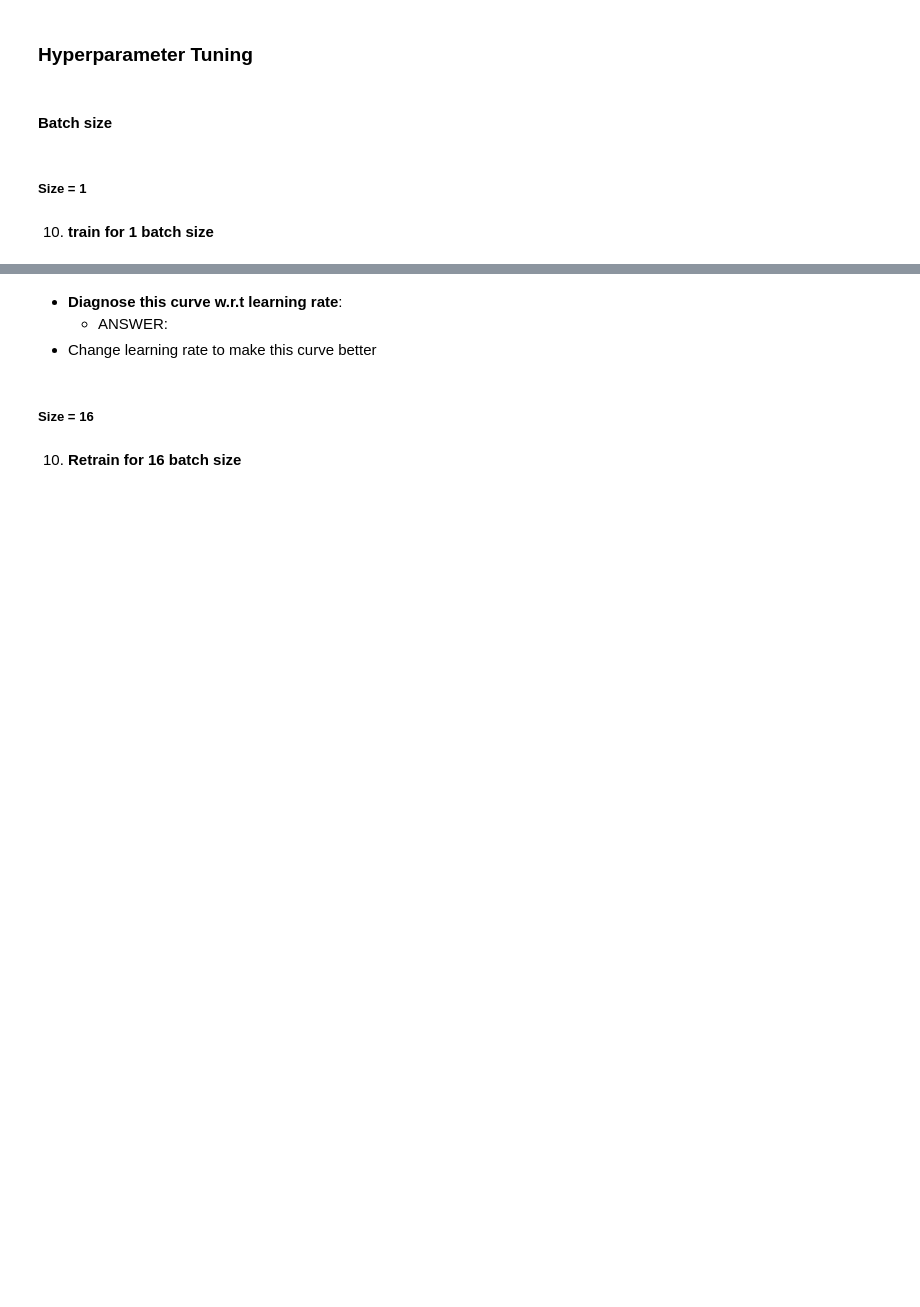
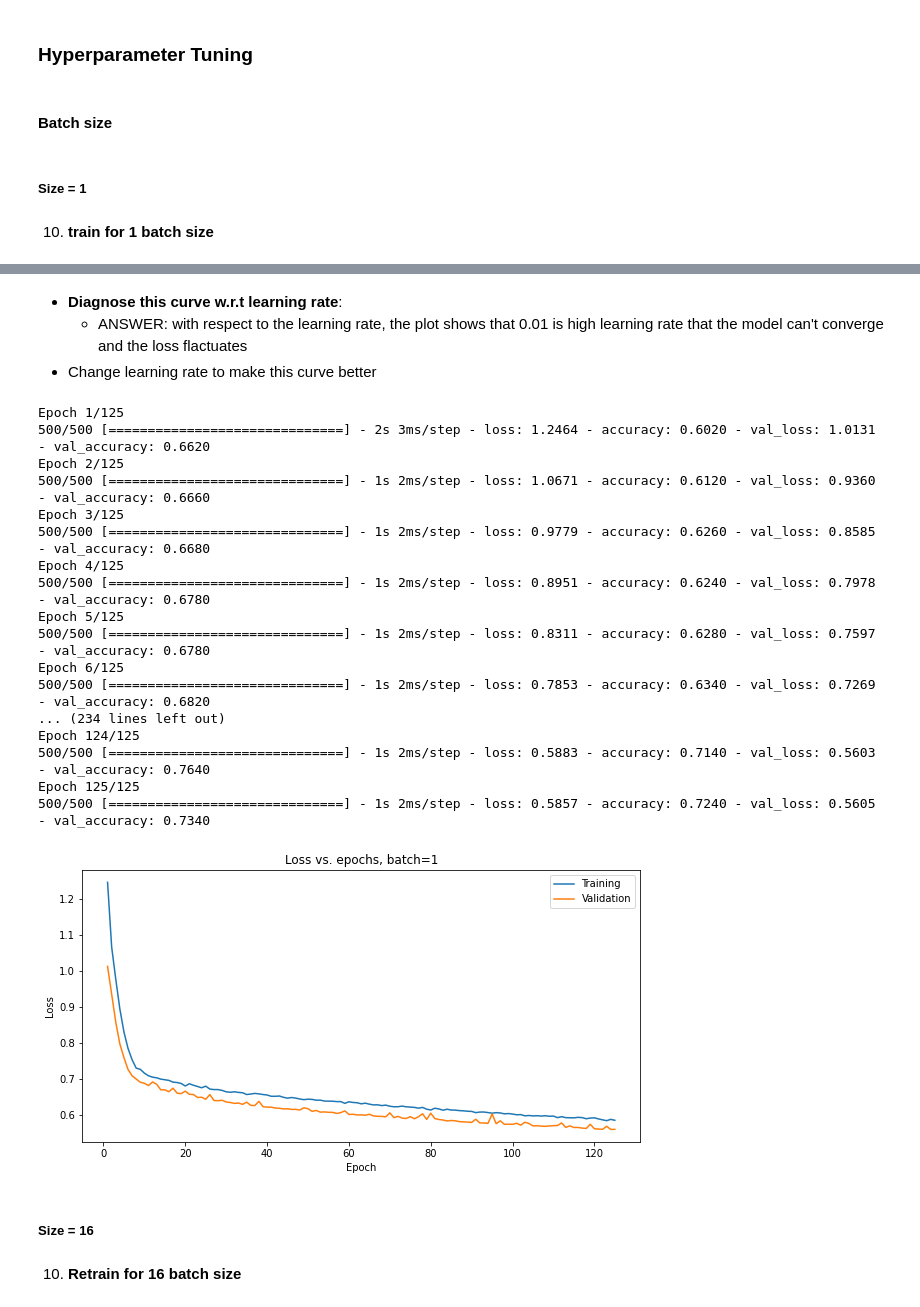
Before and after one commit to EHVB/ANN-In-Medicine, a Jupyter notebook: Assignment_2/Ehab Kamal - A2_neural_networks.ipynb, the cells around one changed output, grey strips where cells are left out. Saved outputs shown, nothing was run; the diff lists cells and outputs as text; code cells hidden in the pictures; blank space fills up the shorter version.

```diff
--- a/Assignment_2/Ehab Kamal - A2_neural_networks.ipynb
+++ b/Assignment_2/Ehab Kamal - A2_neural_networks.ipynb
@@ -485,6 +756,6 @@ plt.show()
 # %% [markdown]
 - **Diagnose this curve w.r.t learning rate**:
-    - ANSWER:
+    - ANSWER: with respect to the learning rate, the plot shows that 0.01 is high learning rate that the model can't converge and the loss flactuates
 - Change learning rate to make this curve better
 # %%
 ### Your answer
@@ -497,14 +781,33 @@ def build_model():
 # %%
 batch_size = 1
 history = fit_model(X_train, y_train, X_test, y_test, batch_size)
 plt.figure(figsize=(10,5))
-plt.plot(#################)
-plt.plot(################)
+plt.plot(range(1,126), history.history["loss"])
+plt.plot(range(1,126), history.history["val_loss"])
 plt.title('Loss vs. epochs, batch=' +str(batch_size))
 plt.ylabel('Loss')
 plt.xlabel('Epoch')
 plt.legend(['Training', 'Validation'], loc='upper right')
 plt.show()
+# %% [output]
+Epoch 1/125
+500/500 [==============================] - 2s 3ms/step - loss: 1.2464 - accuracy: 0.6020 - val_loss: 1.0131 - val_accuracy: 0.6620
+Epoch 2/125
+500/500 [==============================] - 1s 2ms/step - loss: 1.0671 - accuracy: 0.6120 - val_loss: 0.9360 - val_accuracy: 0.6660
+Epoch 3/125
+500/500 [==============================] - 1s 2ms/step - loss: 0.9779 - accuracy: 0.6260 - val_loss: 0.8585 - val_accuracy: 0.6680
+Epoch 4/125
+500/500 [==============================] - 1s 2ms/step - loss: 0.8951 - accuracy: 0.6240 - val_loss: 0.7978 - val_accuracy: 0.6780
+Epoch 5/125
+500/500 [==============================] - 1s 2ms/step - loss: 0.8311 - accuracy: 0.6280 - val_loss: 0.7597 - val_accuracy: 0.6780
+Epoch 6/125
+500/500 [==============================] - 1s 2ms/step - loss: 0.7853 - accuracy: 0.6340 - val_loss: 0.7269 - val_accuracy: 0.6820
+... (234 lines left out)
+Epoch 124/125
+500/500 [==============================] - 1s 2ms/step - loss: 0.5883 - accuracy: 0.7140 - val_loss: 0.5603 - val_accuracy: 0.7640
+Epoch 125/125
+500/500 [==============================] - 1s 2ms/step - loss: 0.5857 - accuracy: 0.7240 - val_loss: 0.5605 - val_accuracy: 0.7340
+[figure, added]
 # %% [markdown]
 ##### Size =  16
 # %% [markdown]
```
Also changed, not shown: parts of 59 cells of this notebook.
